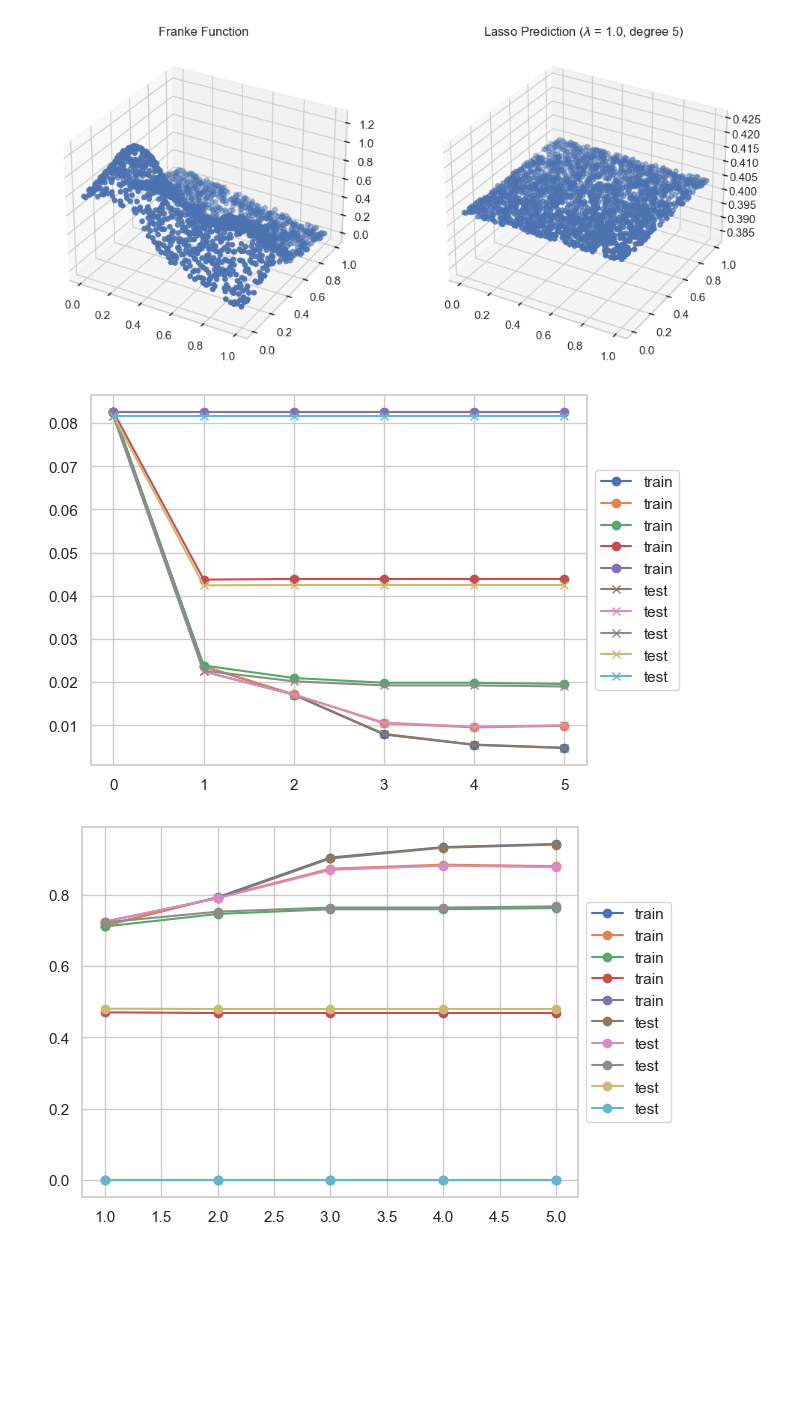
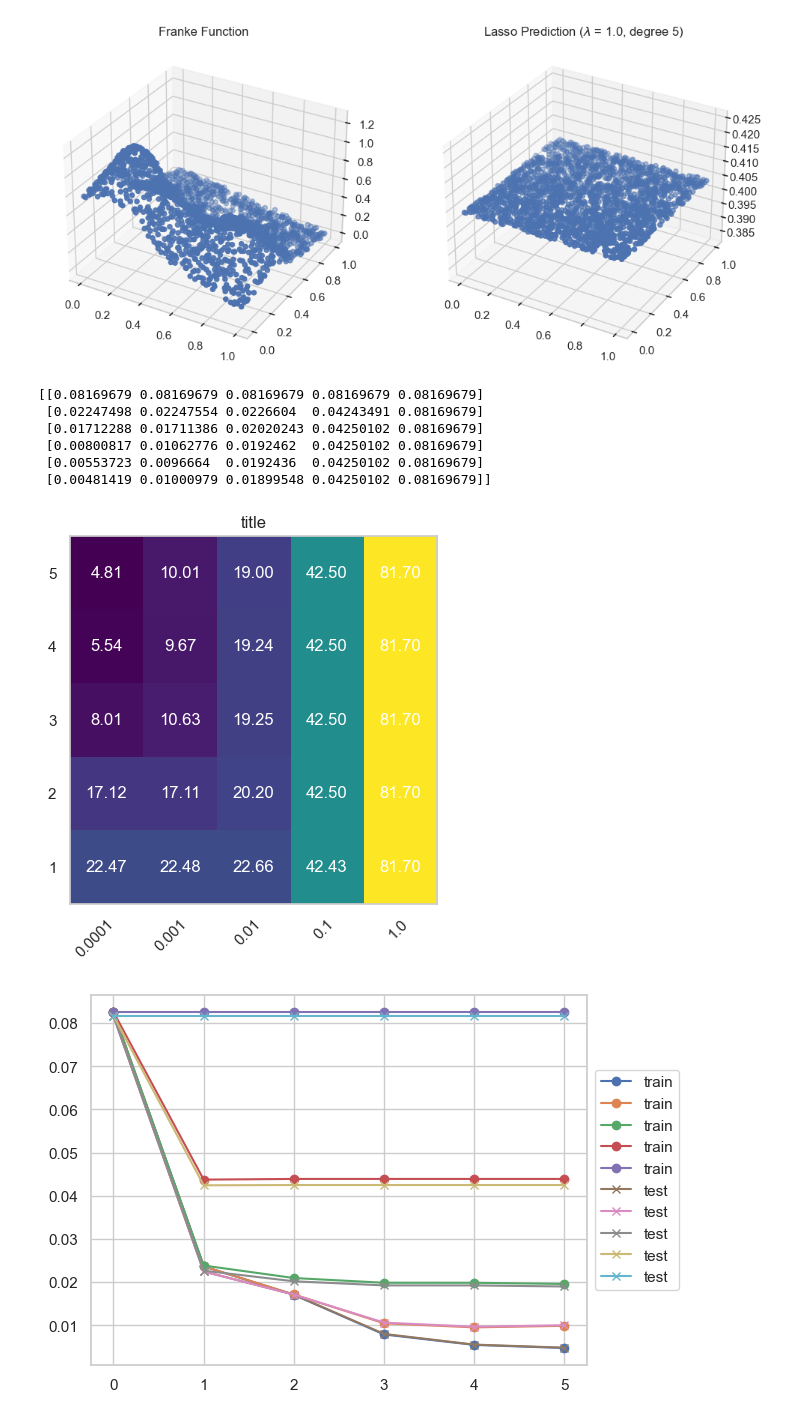
Before and after one commit to MariaFlyAway/Project1_FYS_STK, a Jupyter notebook: Exercises/lassooo.ipynb, the cells around one changed output. Cells and saved outputs as stored; diff of their text form; code cells hidden in the pictures; blank space fills up the shorter version.

Commit message:
Heatmaps

```diff
--- a/Exercises/lassooo.ipynb
+++ b/Exercises/lassooo.ipynb
@@ -18,6 +18,34 @@ from sklearn.preprocessing import PolynomialFeatures, StandardScaler
 # --- Settings
 np.random.seed(3)
 sns.set_theme(style='whitegrid')
+# %%
+def heatmap(degrees, lambdas, scaled_scores, title, float_precision=2, colorbar=False): #
+    # recasting to imshow-format
+    degrees = degrees[::-1]
+    scores = scaled_scores[::-1,:]
+
+    fig, ax = plt.subplots()
+    im = ax.imshow(scores, cmap='viridis')
+    if colorbar: plt.colorbar(im)
+    ax.grid(False)
+    ax.set_xticks(np.arange(len(lambdas)), labels=lambdas)
+    ax.set_yticks(np.arange(len(degrees)), labels=degrees)
+
+
+    # Show all ticks and label them with the respective list entries
+    # Rotate the tick labels and set their alignment.
+    plt.setp(ax.get_xticklabels(), rotation=45, ha="right",
+            rotation_mode="anchor")
+
+    # Loop over data dimensions and create text annotations.
+    for i in range(len(degrees)):
+        for j in range(len(lambdas)):
+            text = ax.text(j, i, f"{scores[i, j]:.{float_precision}f}",
+                        ha="center", va="center", color='w')
+
+    ax.set_title(title)
+    fig.tight_layout()
+    plt.show()
 # %%
 def FrankeFunction(x,y): # From excercise description
     term1 = 0.75*np.exp(-(0.25*(9*x-2)**2) - 0.25*((9*y-2)**2))
@@ -113,18 +141,30 @@ for i in N:
 [figure]
 [figure]
 # %%
+print(MSE_test)
+heatmap(N[1:], llambdas, MSE_test[1:]*1000, "title")
+
+
+
+
 # Plotting MSE and R2 against complexity
 plt.plot(N, MSE_train, 'o-', label='train')
 plt.plot(N, MSE_test, 'x-', label='test')
 plt.legend(loc='center left', bbox_to_anchor=(1, 0.5),
           ncol=1, fancybox=True)
 plt.show()
 
 plt.plot(N[1:], R2_train[1:,:], 'o-', label='train')
 plt.plot(N[1:], R2_test[1:,:], 'o-', label='test')
 plt.legend(loc='center left', bbox_to_anchor=(1, 0.5),
           ncol=1, fancybox=True)
 plt.show()
 # %% [output]
+[[0.08169679 0.08169679 0.08169679 0.08169679 0.08169679]
+ [0.02247498 0.02247554 0.0226604  0.04243491 0.08169679]
+ [0.01712288 0.01711386 0.02020243 0.04250102 0.08169679]
+ [0.00800817 0.01062776 0.0192462  0.04250102 0.08169679]
+ [0.00553723 0.0096664  0.0192436  0.04250102 0.08169679]
+ [0.00481419 0.01000979 0.01899548 0.04250102 0.08169679]]
-[figure, old version]
+[figure, new version]
-[figure, old version]
+[figure, new version]
```
Also changed, not shown: parts of 2 cells of this notebook, 4 other files.
